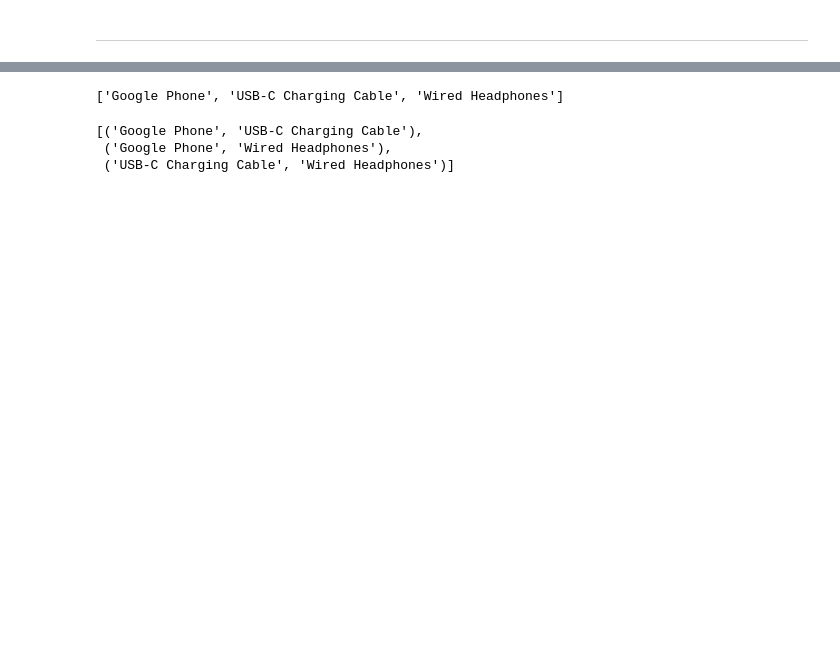
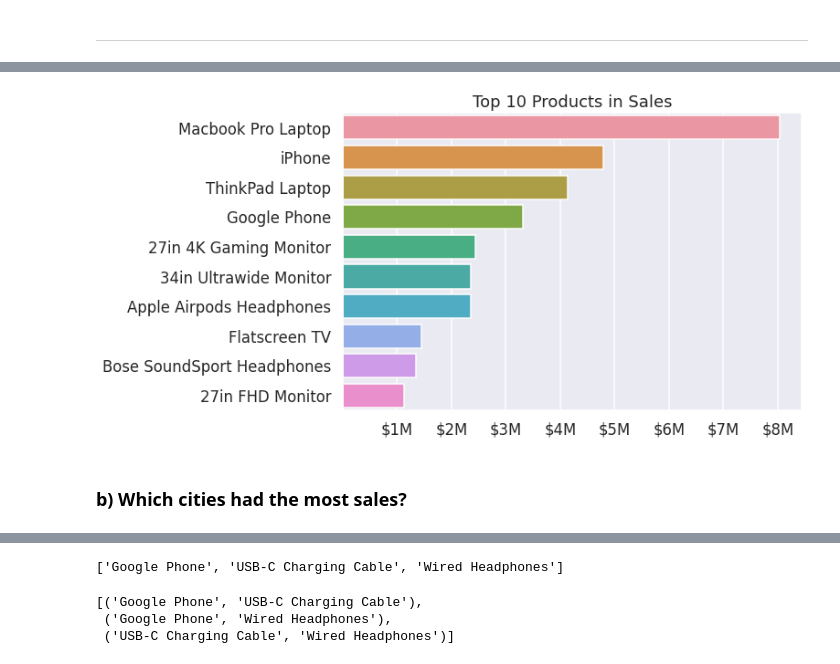
Before and after one commit to agenorgoncalvesneto/data-analysis-projects, a Jupyter notebook: sales-analysis/data-analysis.ipynb, the cells around one changed output, grey strips where cells are left out. Saved outputs shown, nothing was run; the diff lists cells and outputs as text; code cells hidden in the pictures; blank space fills up the shorter version.

```diff
--- a/sales-analysis/data-analysis.ipynb
+++ b/sales-analysis/data-analysis.ipynb
@@ -76,0 +140,3 @@ sales = pd.read_csv('dataset/sales.csv')
+# %%
+sales_per_product = sales.groupby('product')['price_total'].sum()
+sales_per_product
@@ -76,0 +157,20 @@ sales = pd.read_csv('dataset/sales.csv')
+# %%
+sales_per_product_top_10 = sales_per_product.sort_values(ascending=False).head(10)
+
+plt.figure(figsize=(9, 6))
+plt.title('Top 10 Products in Sales')
+
+sns.barplot(x=sales_per_product_top_10.values, y=sales_per_product_top_10.index)
+
+plt.xlabel(None)
+xrange = range(10**6, 9 * 10**6, 10**6)
+xlabels = [f'${x // 10**6}M' for x in xrange]
+plt.xticks(xrange, xlabels)
+
+plt.ylabel(None)
+
+plt.show()
+# %% [output]
+[figure, added]
+# %% [markdown]
+### b) Which cities had the most sales?
```
Also changed, not shown: parts of 54 cells of this notebook.
